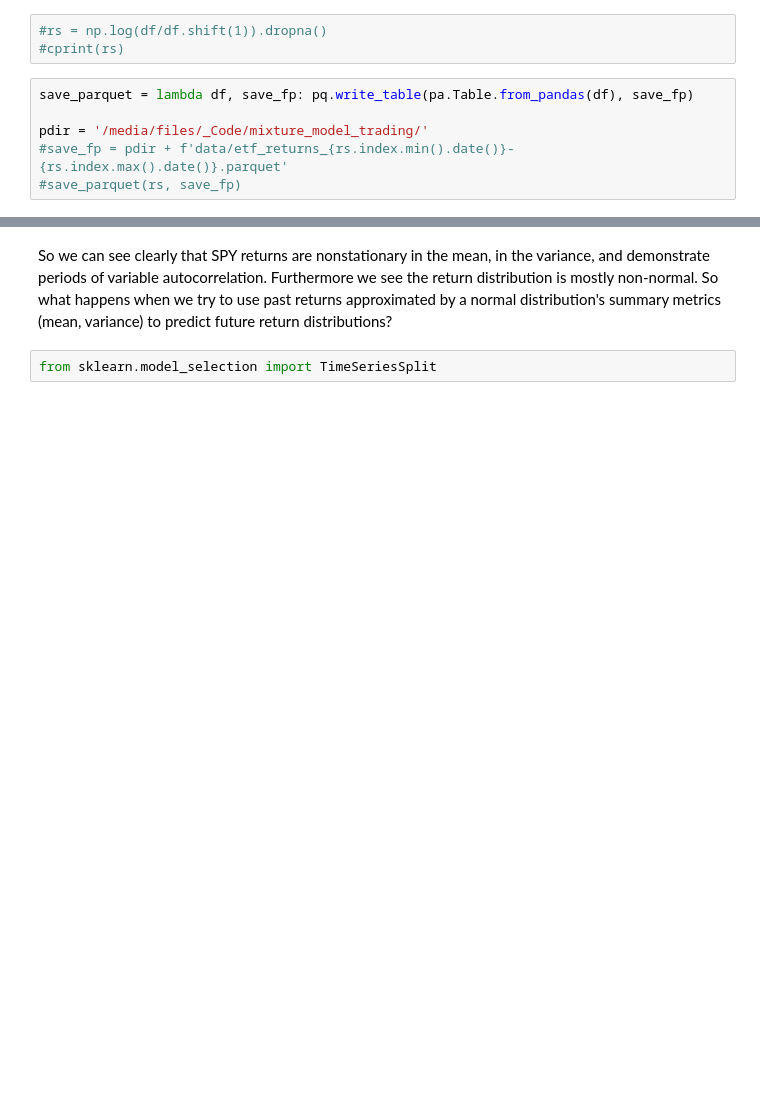
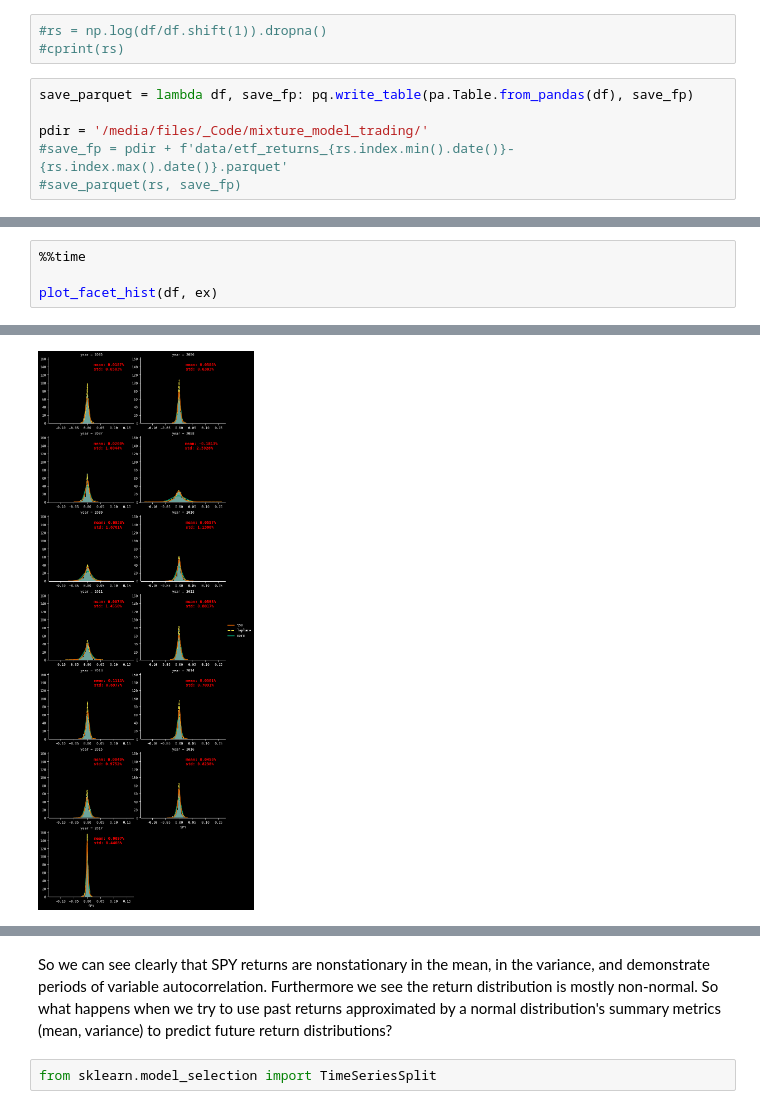
Before and after one commit to BlackArbsCEO/mixture_model_trading_public, a Jupyter notebook: notebooks/01. Motivation.ipynb, the cells around one changed output, grey strips where cells are left out. Cells and saved outputs as stored; diff of their text form; blank space fills up the shorter version.

```diff
--- a/notebooks/01. Motivation.ipynb
+++ b/notebooks/01. Motivation.ipynb
@@ -503,0 +284,5 @@ for year in (rs.loc['2005':].assign(year=lambda df: df.index.year)).year.unique(
+# %%
+%%time
+
+plot_facet_hist(df, ex)
+# %% [output]
@@ -503,0 +291 @@ for year in (rs.loc['2005':].assign(year=lambda df: df.index.year)).year.unique(
+[figure, added]
```
Also changed, not shown: parts of 56 cells of this notebook.
